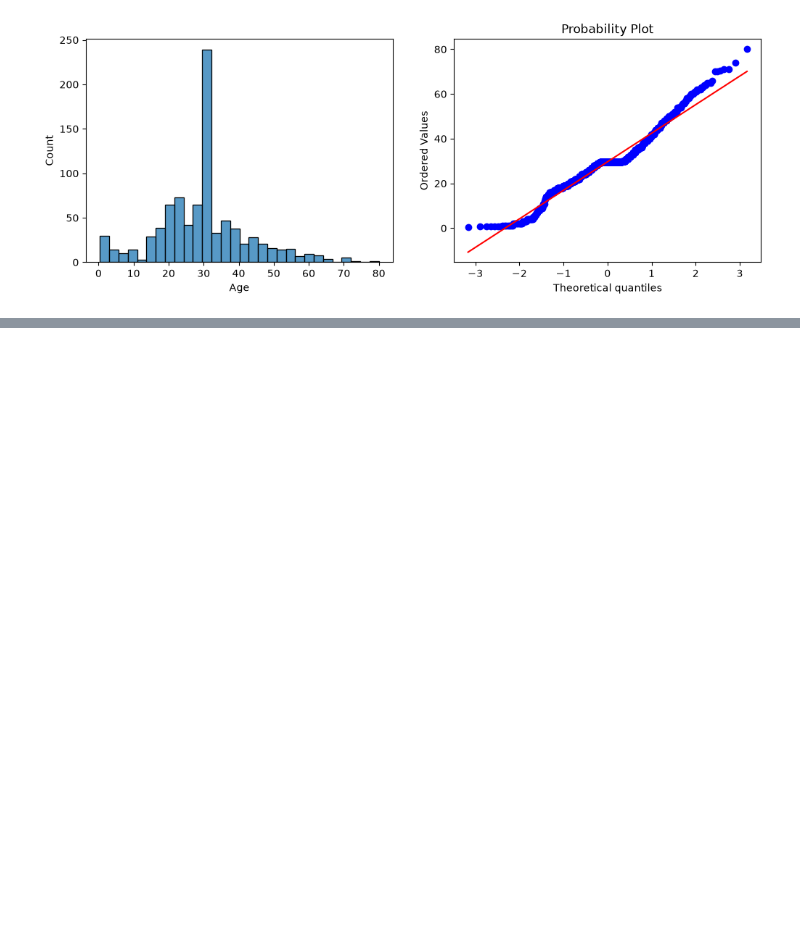
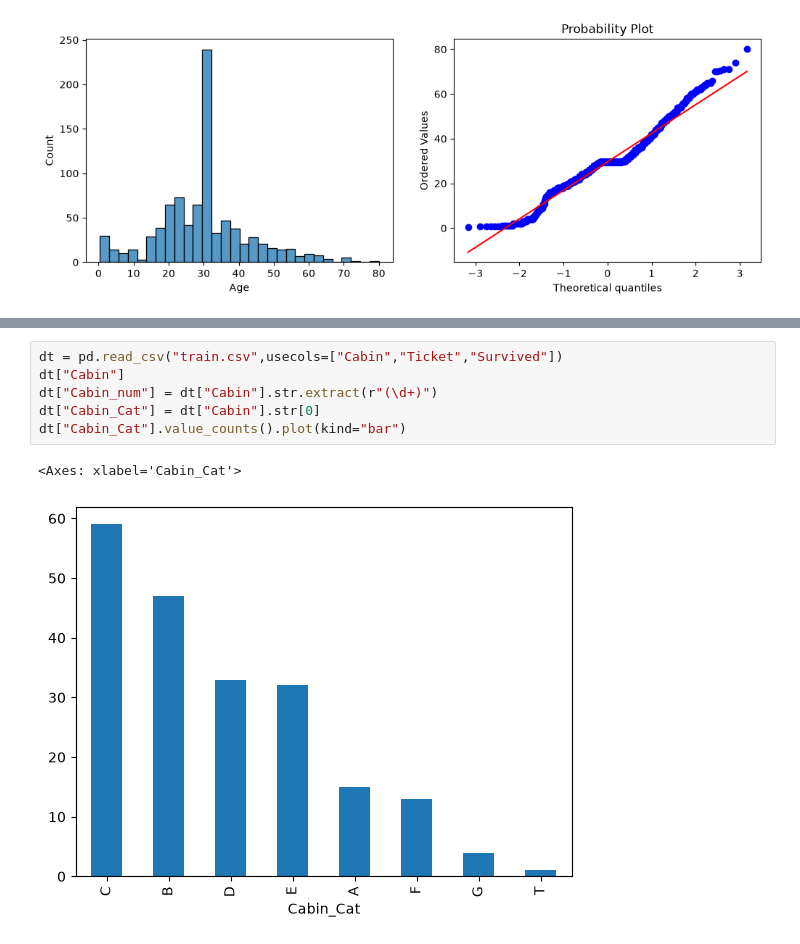
Before and after one commit to DurgaSaiVishnu/Machine_learning, a Jupyter notebook: learning-scikit.ipynb, the cells around one changed output, grey strips where cells are left out. Drawn from its saved outputs; the diff is of its cells as text; blank space fills up the shorter version.

```diff
--- a/learning-scikit.ipynb
+++ b/learning-scikit.ipynb
@@ -613,0 +722,9 @@ Accuracy:  0.6671948356807511
+# %%
+dt = pd.read_csv("train.csv",usecols=["Cabin","Ticket","Survived"])
+dt["Cabin"]
+dt["Cabin_num"] = dt["Cabin"].str.extract(r"(\d+)")
+dt["Cabin_Cat"] = dt["Cabin"].str[0]
+dt["Cabin_Cat"].value_counts().plot(kind="bar")
+# %% [output]
+<Axes: xlabel='Cabin_Cat'>
+[figure, added]
```
Also changed, not shown: parts of 42 cells of this notebook.
